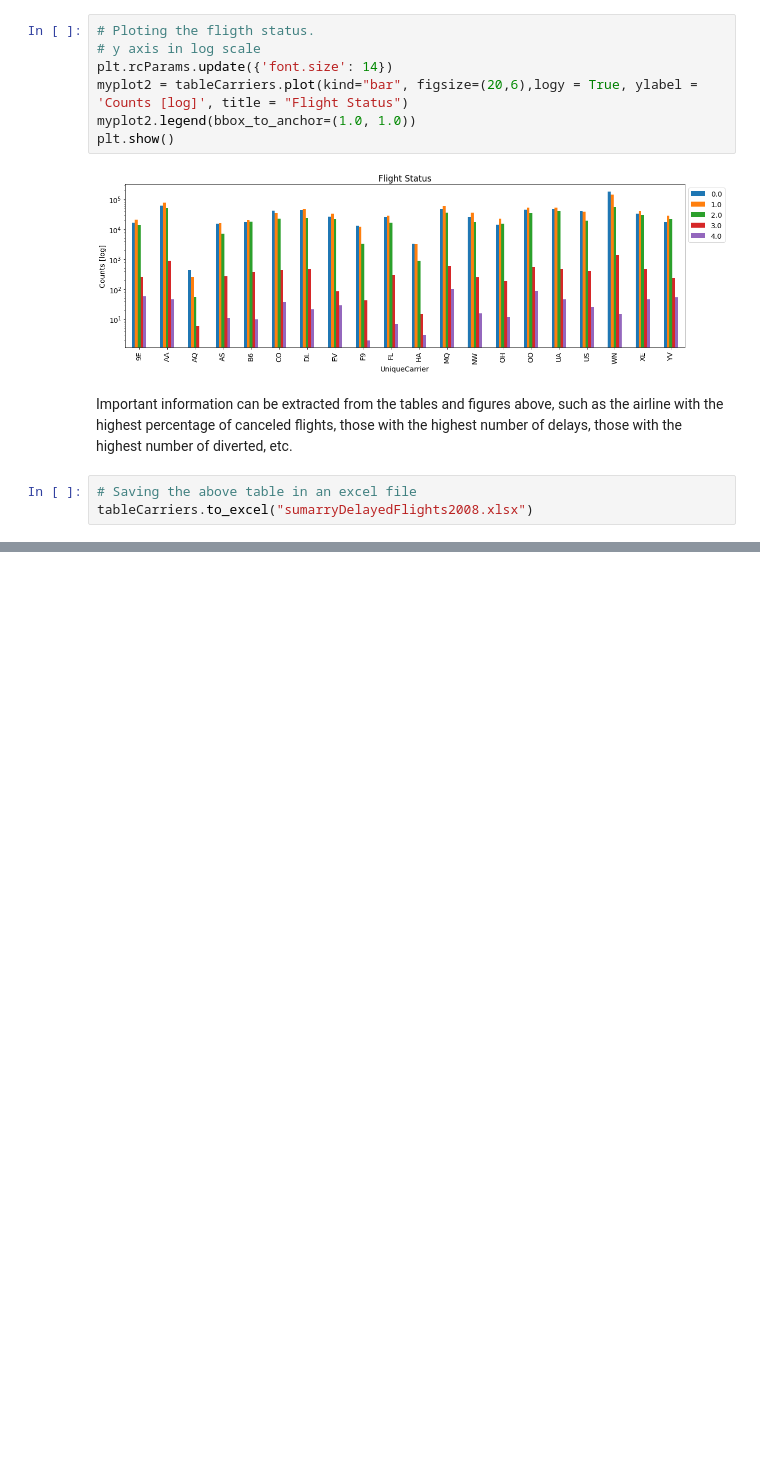
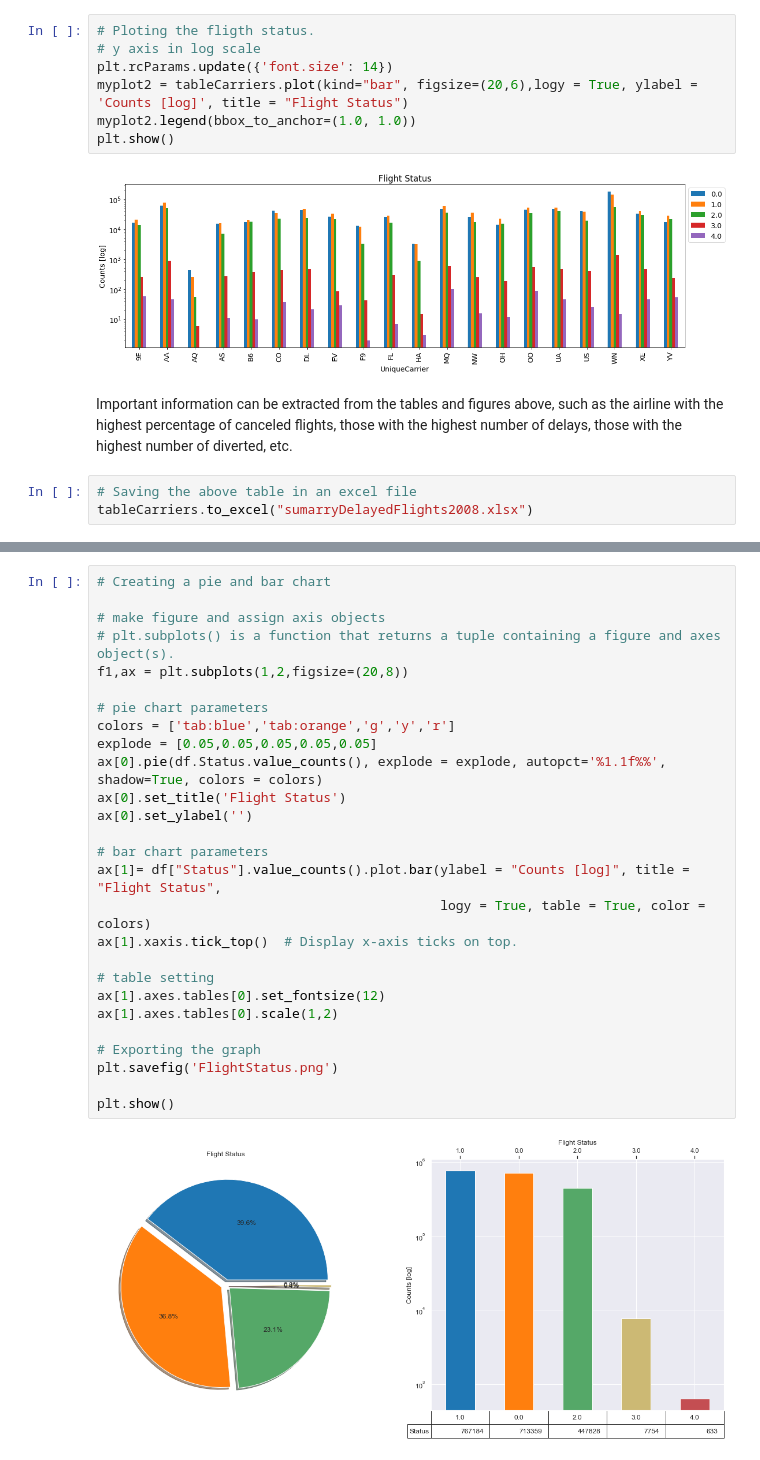
Before and after one commit to jamezco7/Course-DataScience-Phyton-Adv, a Jupyter notebook: Modul_1/M1_T02_Pandas_Dataframes.ipynb, the cells around one changed output, grey strips where cells are left out. Cells and saved outputs as stored; diff of their text form; blank space fills up the shorter version.

```diff
--- a/Modul_1/M1_T02_Pandas_Dataframes.ipynb
+++ b/Modul_1/M1_T02_Pandas_Dataframes.ipynb
@@ -313,0 +337,29 @@ tableCarriers.to_excel("sumarryDelayedFlights2008.xlsx")
+# %%
+# Creating a pie and bar chart
+
+# make figure and assign axis objects
+# plt.subplots() is a function that returns a tuple containing a figure and axes object(s).
+f1,ax = plt.subplots(1,2,figsize=(20,8))
+
+# pie chart parameters
+colors = ['tab:blue','tab:orange','g','y','r']
+explode = [0.05,0.05,0.05,0.05,0.05]
+ax[0].pie(df.Status.value_counts(), explode = explode, autopct='%1.1f%%', shadow=True, colors = colors)
+ax[0].set_title('Flight Status')
+ax[0].set_ylabel('')
+
+# bar chart parameters
+ax[1]= df["Status"].value_counts().plot.bar(ylabel = "Counts [log]", title = "Flight Status",
+                                            logy = True, table = True, color = colors)
+ax[1].xaxis.tick_top()  # Display x-axis ticks on top.
+
+# table setting
+ax[1].axes.tables[0].set_fontsize(12)
+ax[1].axes.tables[0].scale(1,2)
+
+# Exporting the graph
+plt.savefig('FlightStatus.png')
+
+plt.show()
+# %% [output]
+[figure, added]
```
Also changed, not shown: parts of 27 cells of this notebook, 7 other files.
